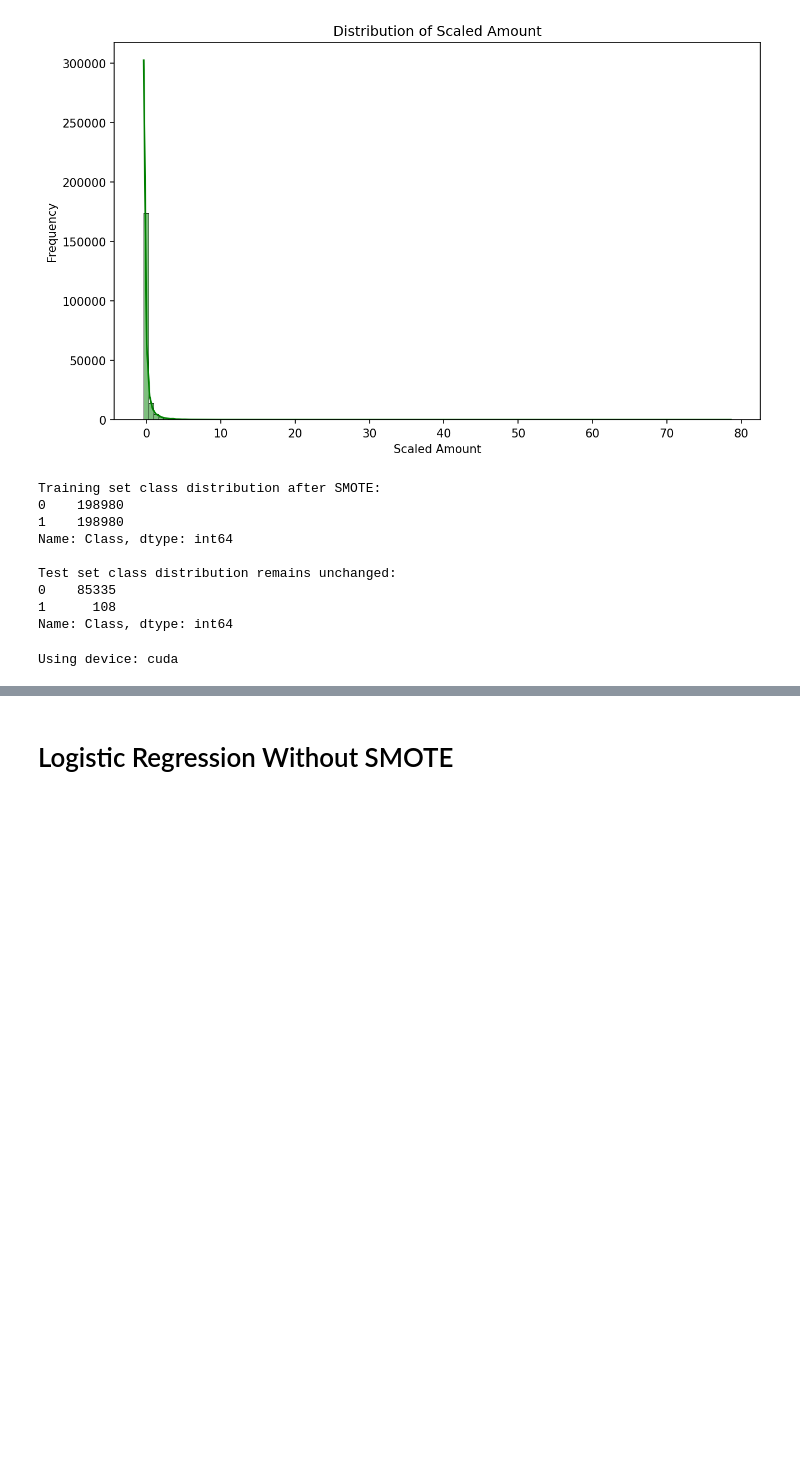
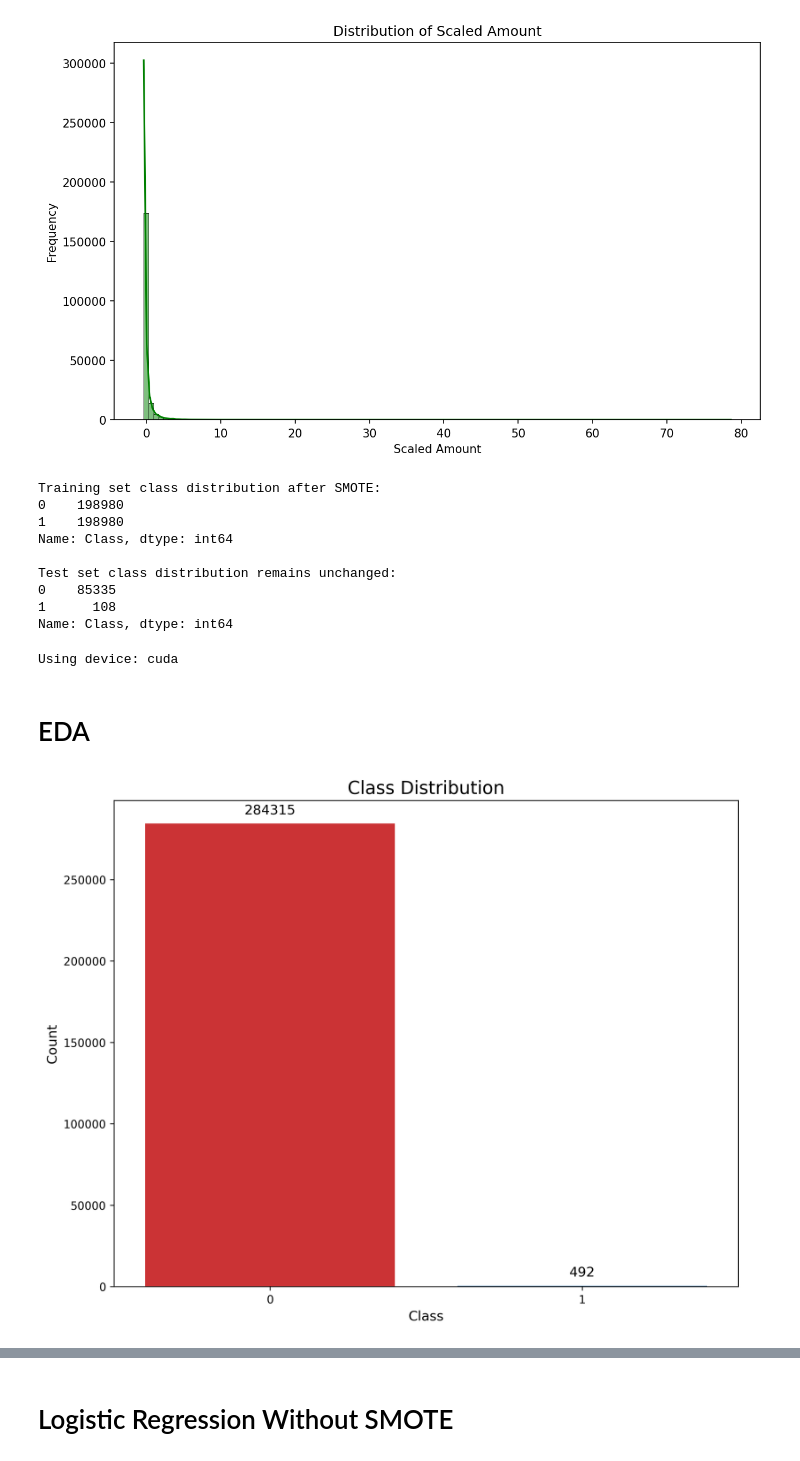
Before and after one commit to fengyuanshen/DS542_Final, a Jupyter notebook: Final_Project.ipynb, the cells around one changed output, grey strips where cells are left out. Cells and saved outputs as stored; diff of their text form; code cells hidden in the pictures; blank space fills up the shorter version.

```diff
--- a/Final_Project.ipynb
+++ b/Final_Project.ipynb
@@ -234,3 +233,5 @@ train_loader = DataLoader(train_dataset, batch_size=64, shuffle=True)
 
 test_dataset = TensorDataset(X_test_tensor, y_test_tensor)
 test_loader = DataLoader(test_dataset, batch_size=64, shuffle=False)
+# %% [markdown]
+# EDA
@@ -236,0 +244,16 @@ test_loader = DataLoader(test_dataset, batch_size=64, shuffle=False)
+# %%
+class_counts = data['Class'].value_counts()
+plt.figure(figsize=(10, 8), dpi=300)
+sns.barplot(x=class_counts.index, y=class_counts.values, palette="Set1")
+
+# Add labels to the bars
+for index, value in enumerate(class_counts.values):
+    plt.text(index, value + 0.02 * max(class_counts.values), str(value),
+             ha='center', fontsize=12, color='black')
+
+plt.title('Class Distribution', fontsize=16)
+plt.xlabel('Class', fontsize=12)
+plt.ylabel('Count', fontsize=12)
+plt.show()
+# %% [output]
+[figure, added]
```
Also changed, not shown: parts of 64 cells of this notebook.
